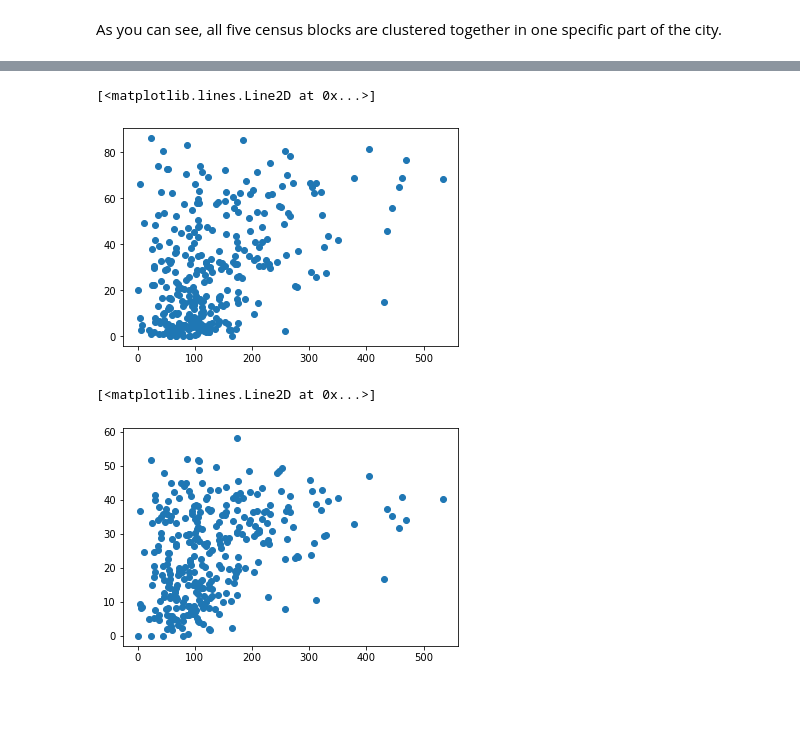
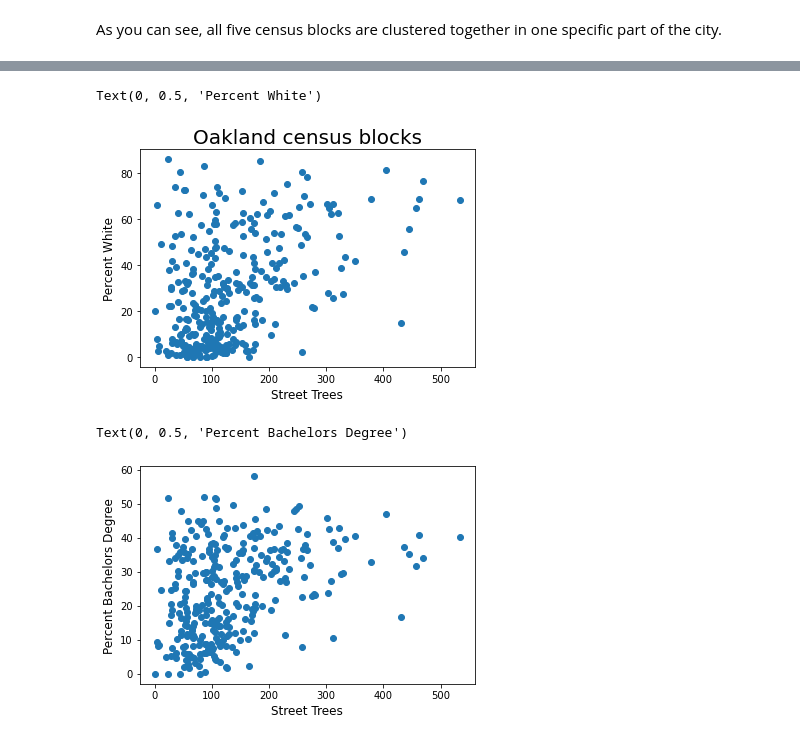
Before and after one commit to michaelrosen3/up206-michaelandelliott, a Jupyter notebook: Group Assignments/midterm.ipynb, the cells around one changed output, grey strips where cells are left out. Drawn from its saved outputs; the diff is of its cells as text; code cells hidden in the pictures; blank space fills up the shorter version.

```diff
--- a/Group Assignments/midterm.ipynb
+++ b/Group Assignments/midterm.ipynb
@@ -383,14 +403,21 @@ plt.plot(x,y,'o')
 # %%
 c=oak_trees_race['trees in census block']
 d=oak_trees_race['Percent White']
 plt.plot(c,d,'o')
+plt.title(label="Oakland census blocks",
+          fontsize=20,
+          color="black",)
+plt.xlabel('Street Trees', fontsize=12)
+plt.ylabel('Percent White',fontsize=12)
 # %% [output]
-[<matplotlib.lines.Line2D at 0x...>]
+Text(0, 0.5, 'Percent White')
-[figure, old version]
+[figure, new version]
 # %%
 e=oak_trees_educ['trees in census block']
 f=oak_trees_educ['Percent Bachelor']
 plt.plot(e,f,'o')
+plt.xlabel('Street Trees', fontsize=12)
+plt.ylabel('Percent Bachelors Degree',fontsize=12)
 # %% [output]
-[<matplotlib.lines.Line2D at 0x...>]
+Text(0, 0.5, 'Percent Bachelors Degree')
-[figure, old version]
+[figure, new version]
```
Also changed, not shown: parts of 7 cells of this notebook.
